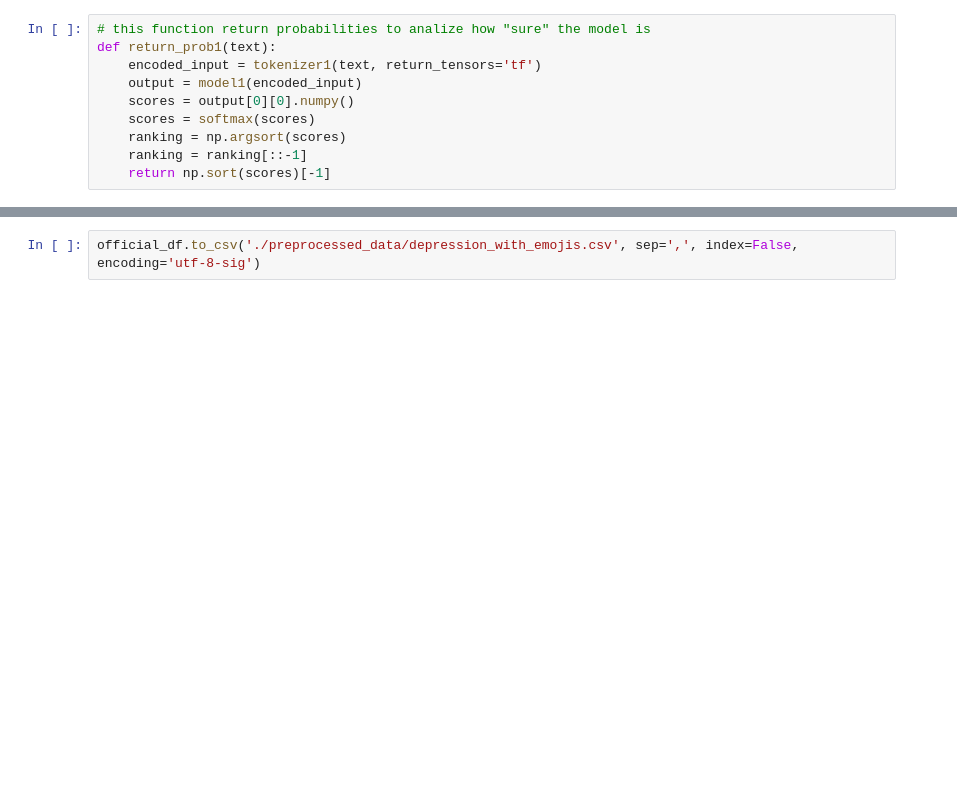
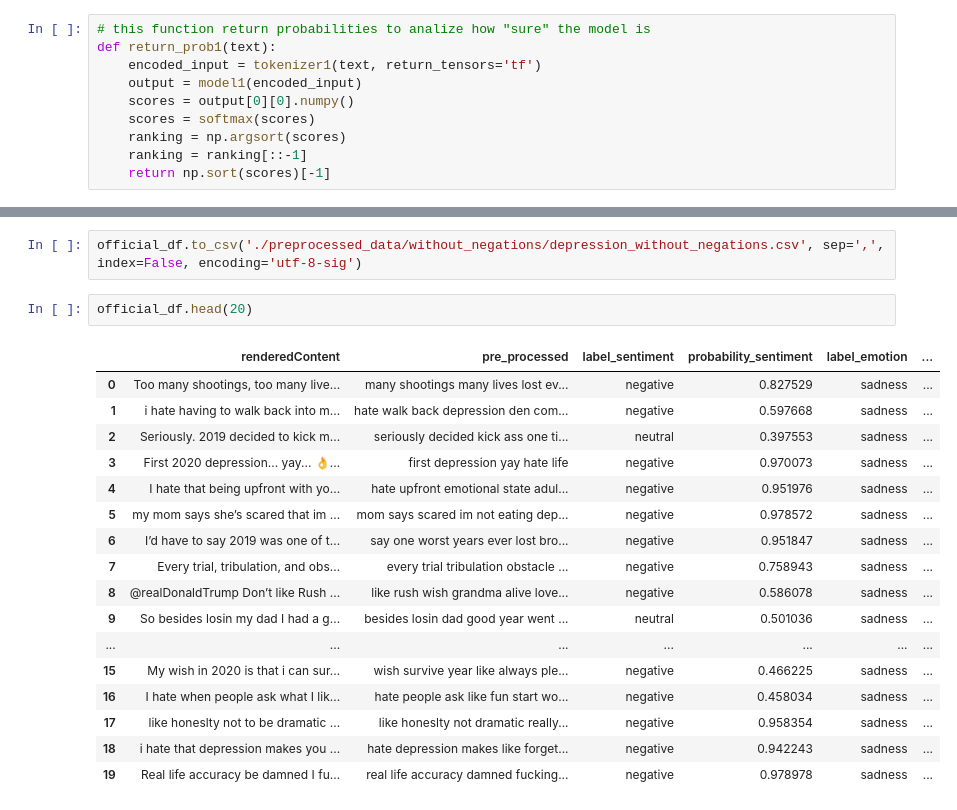
Before and after one commit to AnaPao1998/Thesis, a Jupyter notebook: data_to_use/testing_preprocess_libraries.ipynb, the cells around one changed output, grey strips where cells are left out. Cells and saved outputs as stored; diff of their text form; blank space fills up the shorter version.

```diff
--- a/data_to_use/testing_preprocess_libraries.ipynb
+++ b/data_to_use/testing_preprocess_libraries.ipynb
@@ -301,5 +343,25 @@ official_df
 | 998 | @queuelessness I do know that if ... | know aggressively treat physical ... | negative | 0.703256 | sadness | ... |
 | 999 | @PlanetJanice @KellyMartin02 @Aka... | offered one last month said would... | negative | 0.719298 | sadness | ... |
 1000 rows × 8 columns
-# %%
-official_df.to_csv('./preprocessed_data/depression_with_emojis.csv', sep=',', index=False, encoding='utf-8-sig')
+# %%
+official_df.to_csv('./preprocessed_data/without_negations/depression_without_negations.csv', sep=',', index=False, encoding='utf-8-sig')
+# %%
+official_df.head(20)
+# %% [output]
+|  | renderedContent | pre_processed | label_sentiment | probability_sentiment | label_emotion | ... |
+| 0 | Too many shootings, too many live... | many shootings many lives lost ev... | negative | 0.827529 | sadness | ... |
+| 1 | i hate having to walk back into m... | hate walk back depression den com... | negative | 0.597668 | sadness | ... |
+| 2 | Seriously. 2019 decided to kick m... | seriously decided kick ass one ti... | neutral | 0.397553 | sadness | ... |
+| 3 | First 2020 depression... yay... 👌... | first depression yay hate life | negative | 0.970073 | sadness | ... |
+| 4 | I hate that being upfront with yo... | hate upfront emotional state adul... | negative | 0.951976 | sadness | ... |
+| 5 | my mom says she’s scared that im ... | mom says scared im not eating dep... | negative | 0.978572 | sadness | ... |
+| 6 | I’d have to say 2019 was one of t... | say one worst years ever lost bro... | negative | 0.951847 | sadness | ... |
+| 7 | Every trial, tribulation, and obs... | every trial tribulation obstacle ... | negative | 0.758943 | sadness | ... |
+| 8 | @realDonaldTrump Don’t like Rush ... | like rush wish grandma alive love... | negative | 0.586078 | sadness | ... |
+| 9 | So besides losin my dad I had a g... | besides losin dad good year went ... | neutral | 0.501036 | sadness | ... |
+| ... | ... | ... | ... | ... | ... | ... |
+| 15 | My wish in 2020 is that i can sur... | wish survive year like always ple... | negative | 0.466225 | sadness | ... |
+| 16 | I hate when people ask what I lik... | hate people ask like fun start wo... | negative | 0.458034 | sadness | ... |
+| 17 | like honeslty not to be dramatic ... | like honeslty not dramatic really... | negative | 0.958354 | sadness | ... |
+| 18 | i hate that depression makes you ... | hate depression makes like forget... | negative | 0.942243 | sadness | ... |
+| 19 | Real life accuracy be damned I fu... | real life accuracy damned fucking... | negative | 0.978978 | sadness | ... |
```
Also changed, not shown: parts of 26 cells of this notebook, 9 other files.
